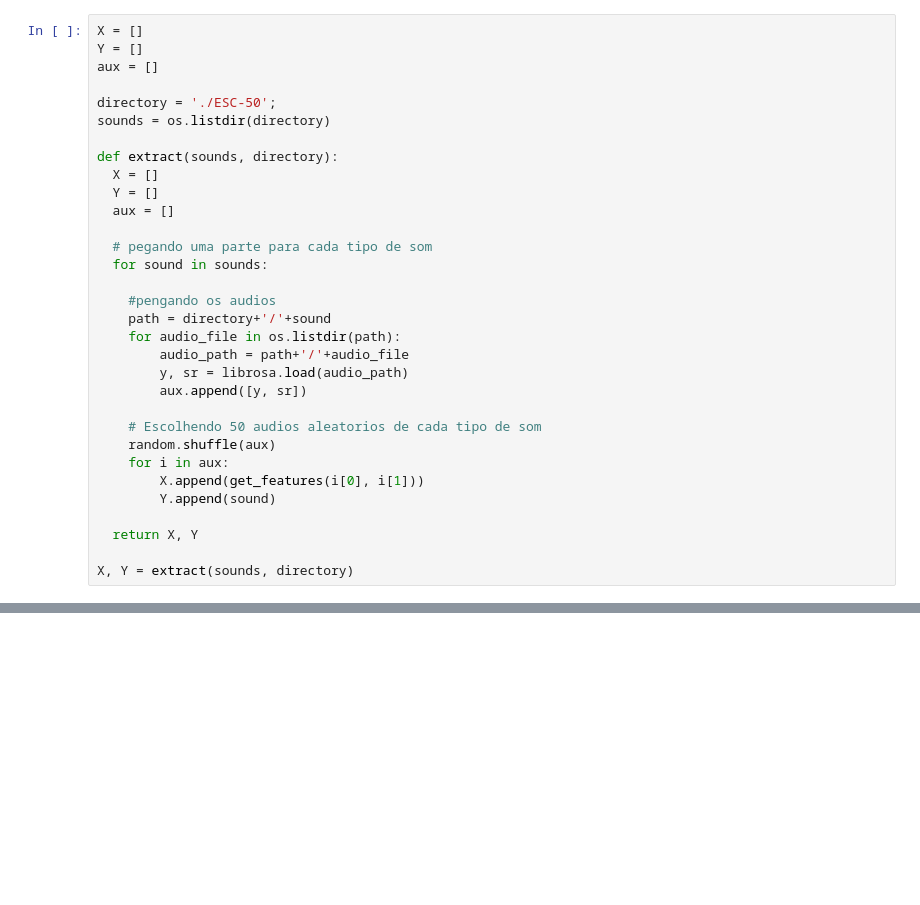
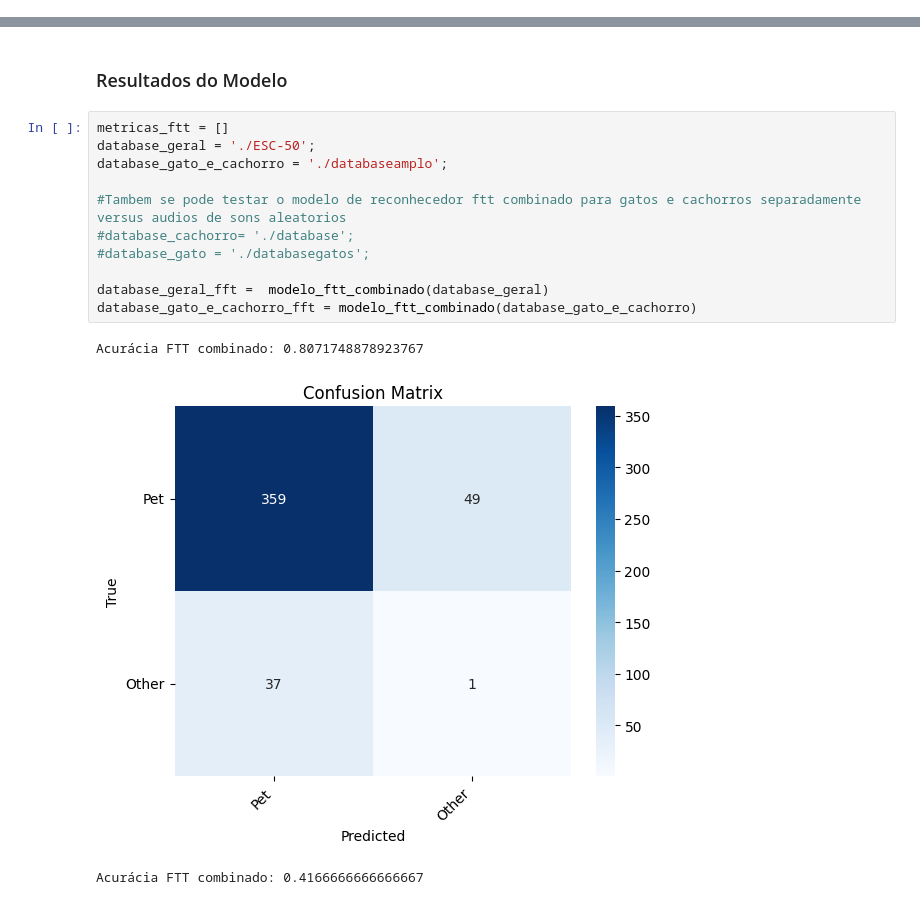
Before and after one commit to arthurzx22aa/Projeto_Sinais_e_sistemas, a Jupyter notebook: projetode_sinais_e_sistemas.ipynb, the cells around one changed output, grey strips where cells are left out. Cells and saved outputs as stored; diff of their text form; blank space fills up the shorter version.

```diff
--- a/projetode_sinais_e_sistemas.ipynb
+++ b/projetode_sinais_e_sistemas.ipynb
@@ -57,32 +2,0 @@ def get_features(x, sr):
-# %%
-X = []
-Y = []
-aux = []
-
-directory = './ESC-50';
-sounds = os.listdir(directory)
-
-def extract(sounds, directory):
-  X = []
-  Y = []
-  aux = []
-
-  # pegando uma parte para cada tipo de som
-  for sound in sounds:
-
-    #pengando os audios
-    path = directory+'/'+sound
-    for audio_file in os.listdir(path):
-        audio_path = path+'/'+audio_file
-        y, sr = librosa.load(audio_path)
-        aux.append([y, sr])
-
-    # Escolhendo 50 audios aleatorios de cada tipo de som
-    random.shuffle(aux)
-    for i in aux:
-        X.append(get_features(i[0], i[1]))
-        Y.append(sound)
-
-  return X, Y
-
-X, Y = extract(sounds, directory)
@@ -135,0 +224,17 @@ Acurácia: 0.8018018018018018
+# %% [markdown]
+### Resultados do Modelo
+# %%
+metricas_ftt = []
+database_geral = './ESC-50';
+database_gato_e_cachorro = './databaseamplo';
+
+#Tambem se pode testar o modelo de reconhecedor ftt combinado para gatos e cachorros separadamente versus audios de sons aleatorios
+#database_cachorro= './database';
+#database_gato = './databasegatos';
+
+database_geral_fft =  modelo_ftt_combinado(database_geral)
+database_gato_e_cachorro_fft = modelo_ftt_combinado(database_gato_e_cachorro)
+# %% [output]
+Acurácia FTT combinado: 0.8071748878923767
+[figure, added]
+Acurácia FTT combinado: 0.4166666666666667
```
Also changed, not shown: parts of 52 cells of this notebook.
